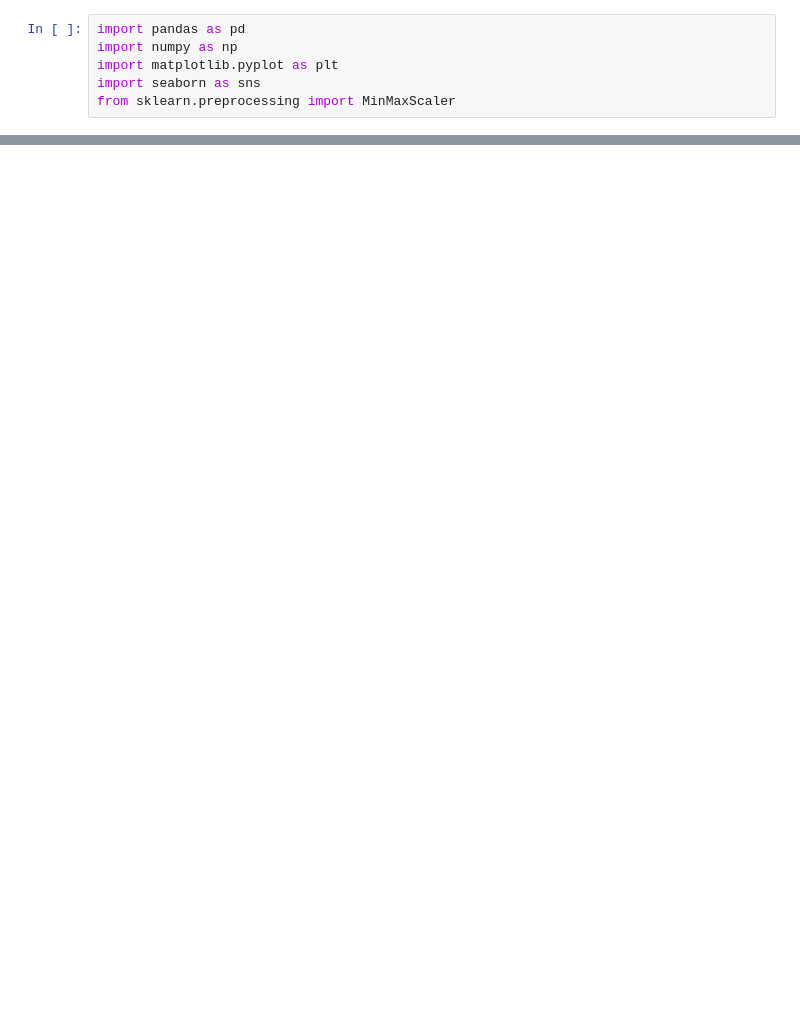
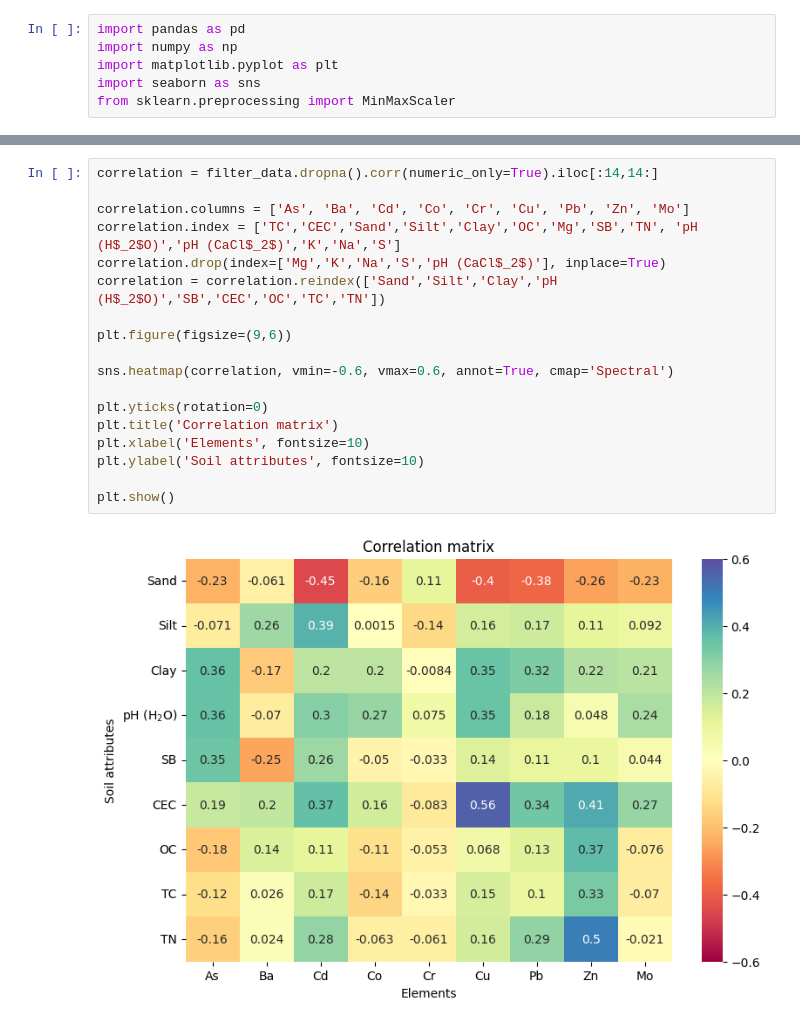
Before and after one commit to angelomaia/discretization-soil-spectroscopy, a Jupyter notebook: contents_data_analysis.ipynb, the cells around one changed output, grey strips where cells are left out. Drawn from its saved outputs; the diff is of its cells as text; blank space fills up the shorter version.

```diff
--- a/contents_data_analysis.ipynb
+++ b/contents_data_analysis.ipynb
@@ -221,0 +191,20 @@ See the caveats in the documentation: https://pandas.pydata.org/pandas-docs/stab
+# %%
+correlation = filter_data.dropna().corr(numeric_only=True).iloc[:14,14:]
+
+correlation.columns = ['As', 'Ba', 'Cd', 'Co', 'Cr', 'Cu', 'Pb', 'Zn', 'Mo']
+correlation.index = ['TC','CEC','Sand','Silt','Clay','OC','Mg','SB','TN', 'pH (H$_2$O)','pH (CaCl$_2$)','K','Na','S']
+correlation.drop(index=['Mg','K','Na','S','pH (CaCl$_2$)'], inplace=True)
+correlation = correlation.reindex(['Sand','Silt','Clay','pH (H$_2$O)','SB','CEC','OC','TC','TN'])
+
+plt.figure(figsize=(9,6))
+
+sns.heatmap(correlation, vmin=-0.6, vmax=0.6, annot=True, cmap='Spectral')
+
+plt.yticks(rotation=0)
+plt.title('Correlation matrix')
+plt.xlabel('Elements', fontsize=10)
+plt.ylabel('Soil attributes', fontsize=10)
+
+plt.show()
+# %% [output]
+[figure, added]
```
Also changed, not shown: parts of 22 cells of this notebook, 2 other files.
